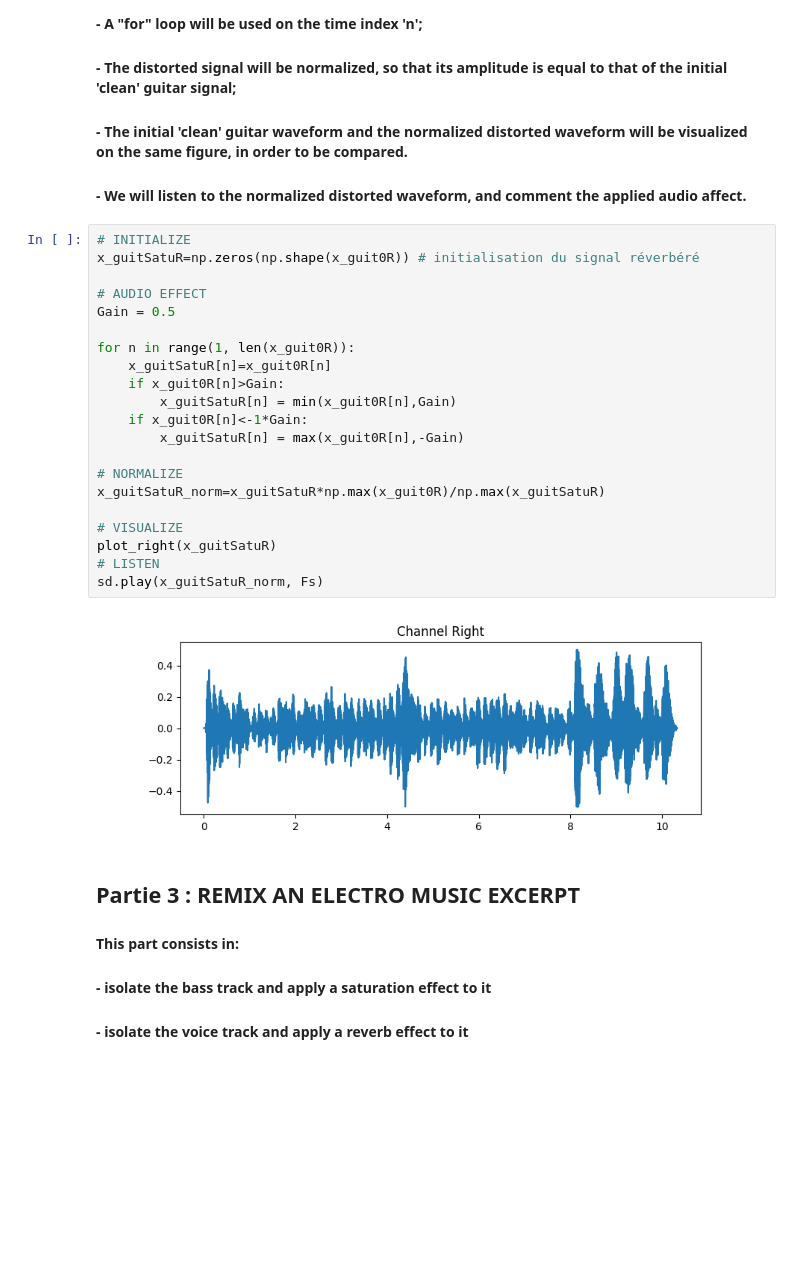
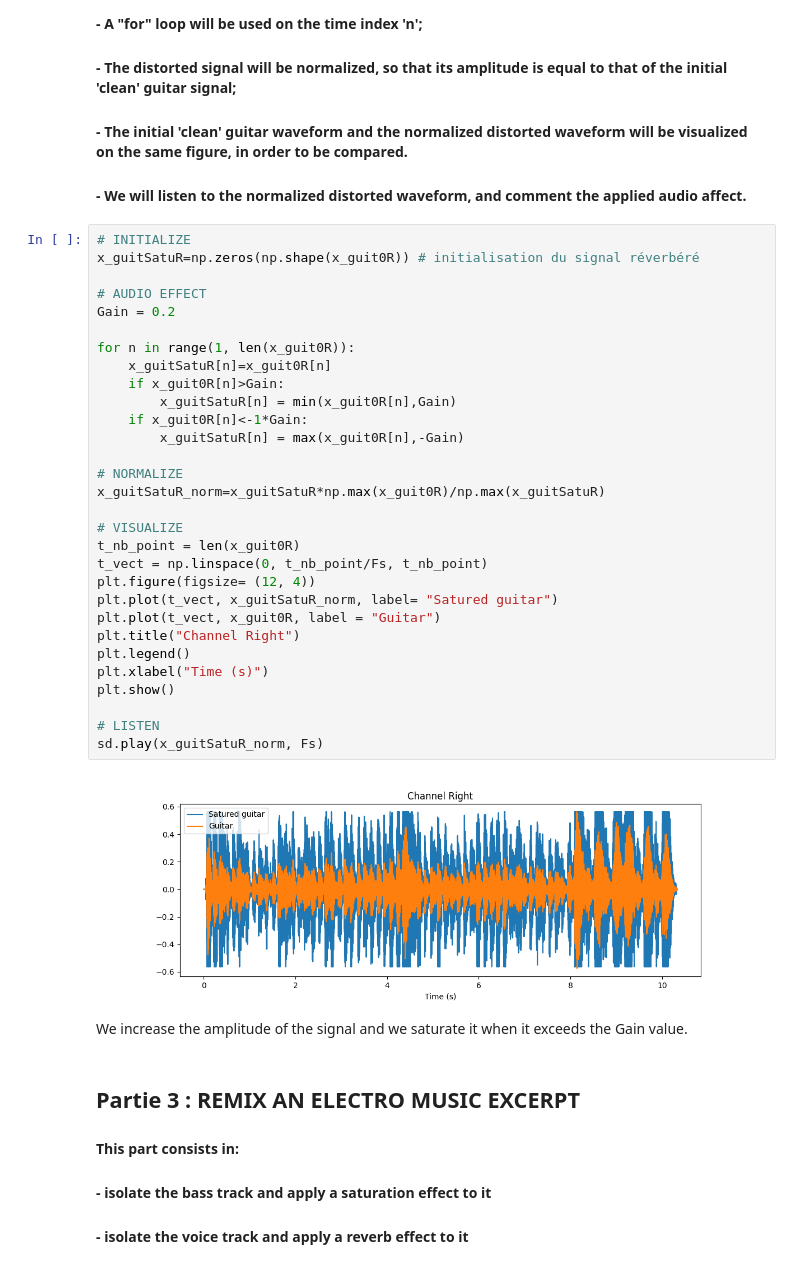
Before and after one commit to SharaineMALARVIJY/S1_Traitement_du_son, a Jupyter notebook: TP1/TP1_Son1.ipynb, the cells around one changed output. Cells and saved outputs as stored; diff of their text form; blank space fills up the shorter version.

```diff
--- a/TP1/TP1_Son1.ipynb
+++ b/TP1/TP1_Son1.ipynb
@@ -136,26 +167,37 @@ sd.play(x_voiceRevR, samplerate=Fs)
 # %%
 # INITIALIZE
 x_guitSatuR=np.zeros(np.shape(x_guit0R)) # initialisation du signal réverbéré
 
 # AUDIO EFFECT
-Gain = 0.5
+Gain = 0.2
 
 for n in range(1, len(x_guit0R)):
     x_guitSatuR[n]=x_guit0R[n]
     if x_guit0R[n]>Gain:
         x_guitSatuR[n] = min(x_guit0R[n],Gain)
     if x_guit0R[n]<-1*Gain:
         x_guitSatuR[n] = max(x_guit0R[n],-Gain)
 
 # NORMALIZE
 x_guitSatuR_norm=x_guitSatuR*np.max(x_guit0R)/np.max(x_guitSatuR)
 
 # VISUALIZE
-plot_right(x_guitSatuR)
+t_nb_point = len(x_guit0R)
+t_vect = np.linspace(0, t_nb_point/Fs, t_nb_point)
+plt.figure(figsize= (12, 4))
+plt.plot(t_vect, x_guitSatuR_norm, label= "Satured guitar")
+plt.plot(t_vect, x_guit0R, label = "Guitar")
+plt.title("Channel Right")
+plt.legend()
+plt.xlabel("Time (s)")
+plt.show()
+
 # LISTEN
 sd.play(x_guitSatuR_norm, Fs)
 # %% [output]
-[figure, old version]
+[figure, new version]
+# %% [markdown]
+We increase the amplitude of the signal and we saturate it when it exceeds the Gain value.
 # %% [markdown]
 ## Partie 3 : REMIX AN ELECTRO MUSIC EXCERPT
 #### This part consists in:
```
Also changed, not shown: parts of 22 cells of this notebook, 1 other file.
